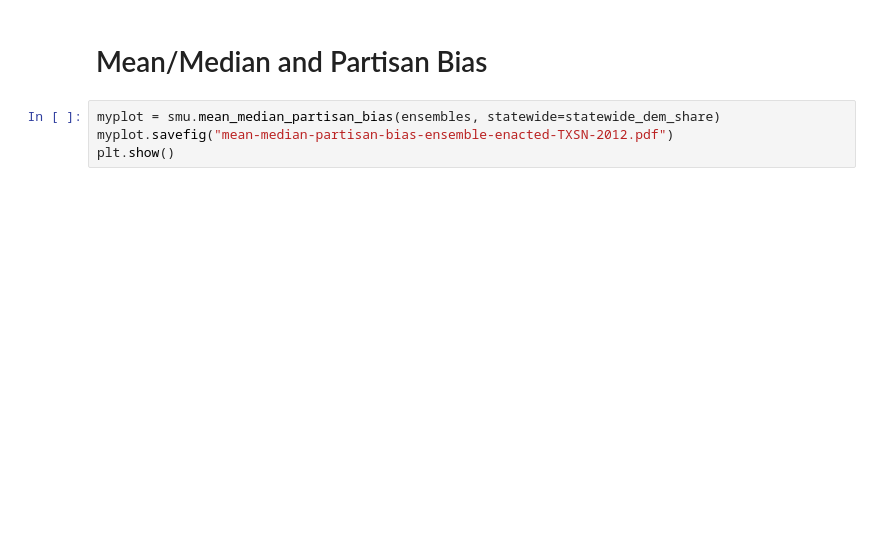
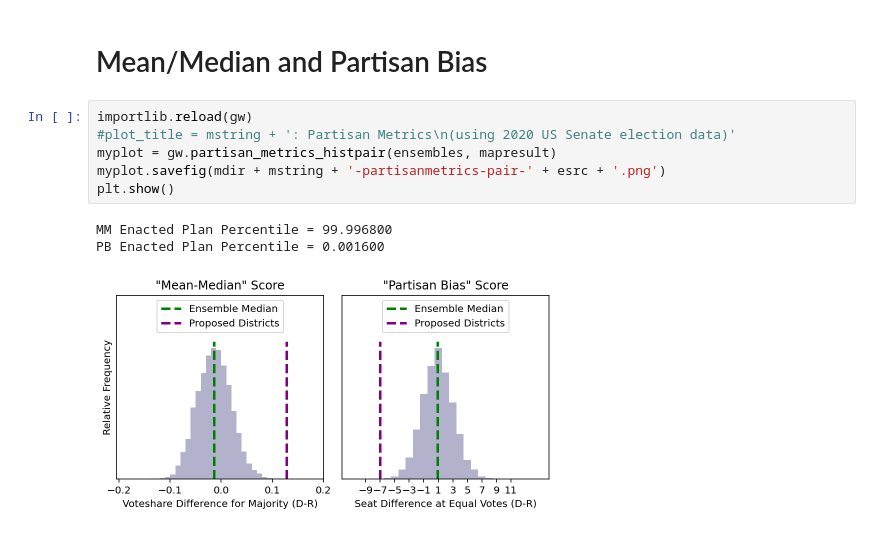
Before and after one commit to scott-norris-math/GerryWrap, a Jupyter notebook: TXSN-plots.ipynb, the cells around one changed output. Cells and saved outputs as stored; diff of their text form; blank space fills up the shorter version.

```diff
--- a/TXSN-plots.ipynb
+++ b/TXSN-plots.ipynb
@@ -71,6 +103,12 @@ plt.show()
 # %% [markdown]
 # Mean/Median and Partisan Bias
-# %%
-myplot = smu.mean_median_partisan_bias(ensembles, statewide=statewide_dem_share)
-myplot.savefig("mean-median-partisan-bias-ensemble-enacted-TXSN-2012.pdf")
-plt.show()
+# %%
+importlib.reload(gw)
+#plot_title = mstring + ': Partisan Metrics\n(using 2020 US Senate election data)'
+myplot = gw.partisan_metrics_histpair(ensembles, mapresult)
+myplot.savefig(mdir + mstring + '-partisanmetrics-pair-' + esrc + '.png')
+plt.show()
+# %% [output]
+MM Enacted Plan Percentile = 99.996800
+PB Enacted Plan Percentile = 0.001600
+[figure, added]
```
Also changed, not shown: parts of 10 cells of this notebook, 21 other files.
